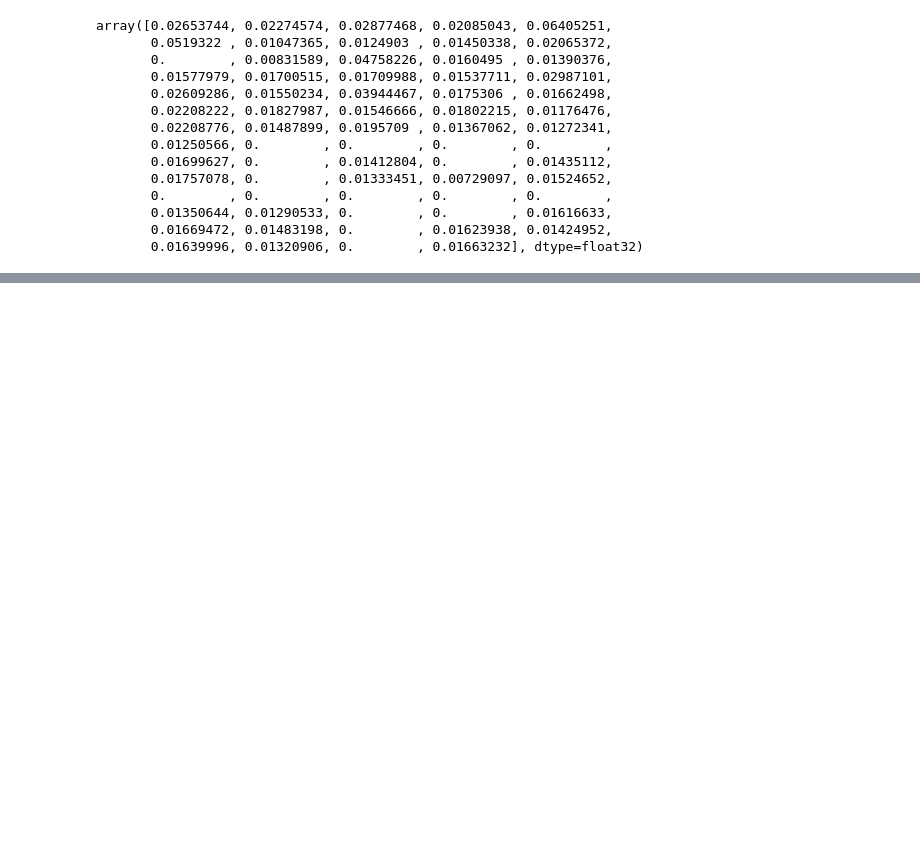
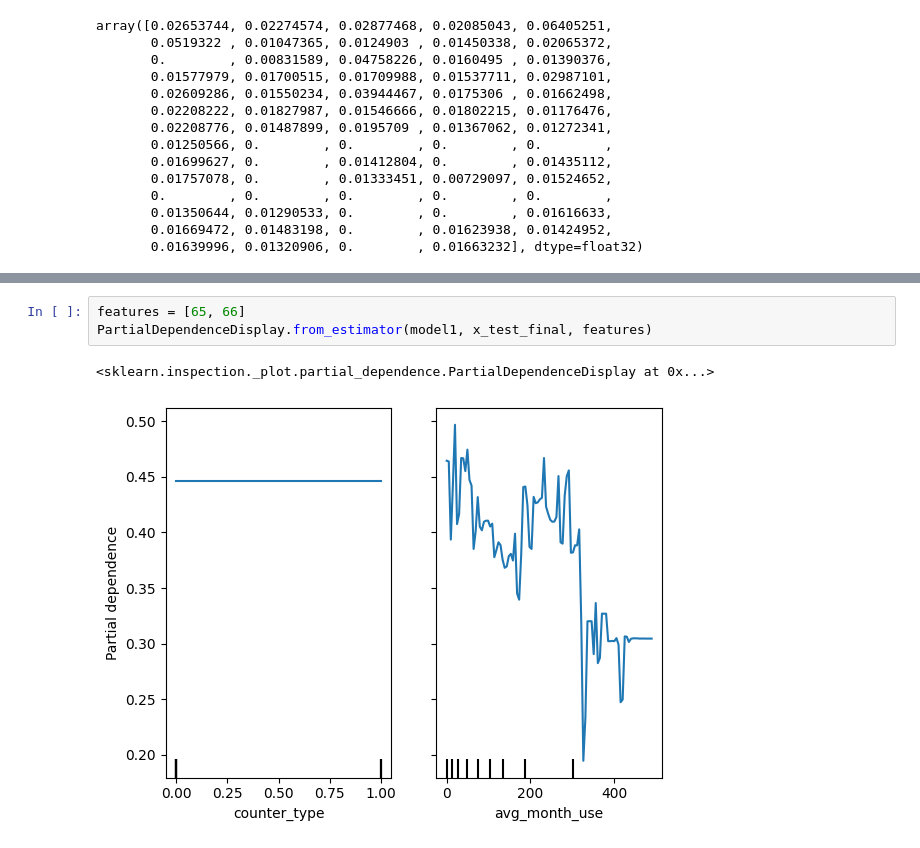
Before and after one commit to TomPreto/Fraud-Detection-ML, a Jupyter notebook: AW_error_features.ipynb, the cells around one changed output, grey strips where cells are left out. Drawn from its saved outputs; the diff is of its cells as text; blank space fills up the shorter version.

```diff
--- a/AW_error_features.ipynb
+++ b/AW_error_features.ipynb
@@ -366,0 +391,6 @@ array([0.02653744, 0.02274574, 0.02877468, 0.02085043, 0.06405251,
+# %%
+features = [65, 66]
+PartialDependenceDisplay.from_estimator(model1, x_test_final, features)
+# %% [output]
+<sklearn.inspection._plot.partial_dependence.PartialDependenceDisplay at 0x...>
+[figure, added]
```
Also changed, not shown: parts of 7 cells of this notebook.
